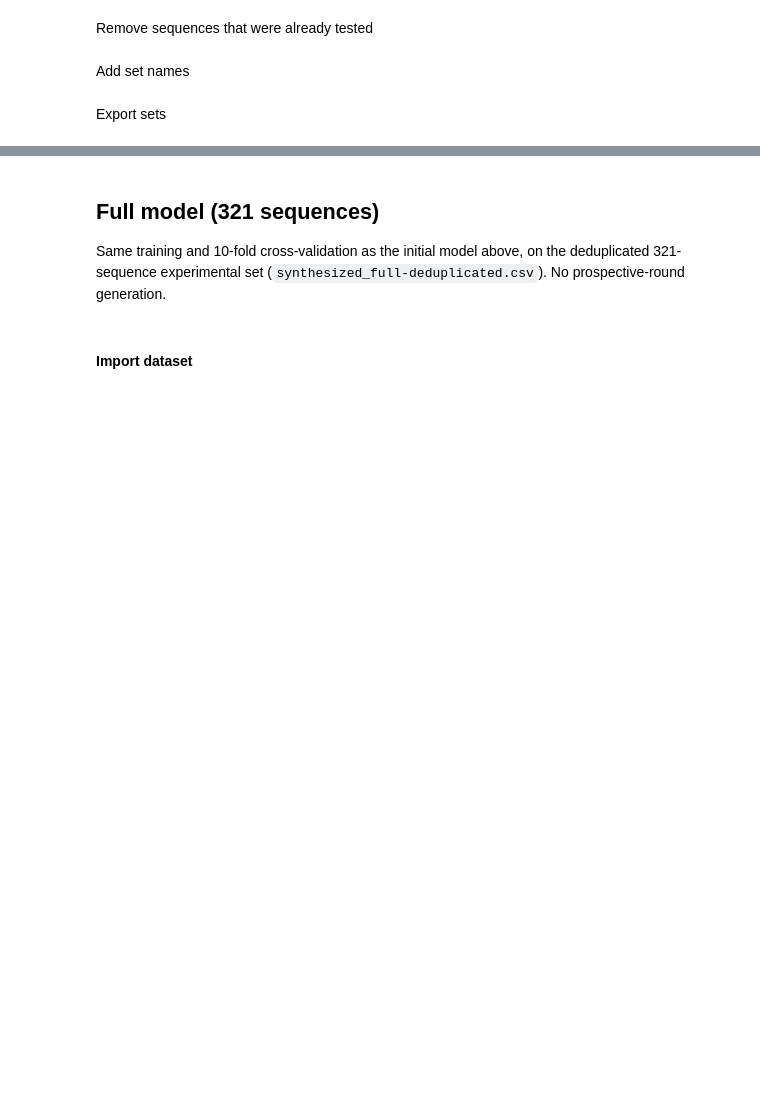
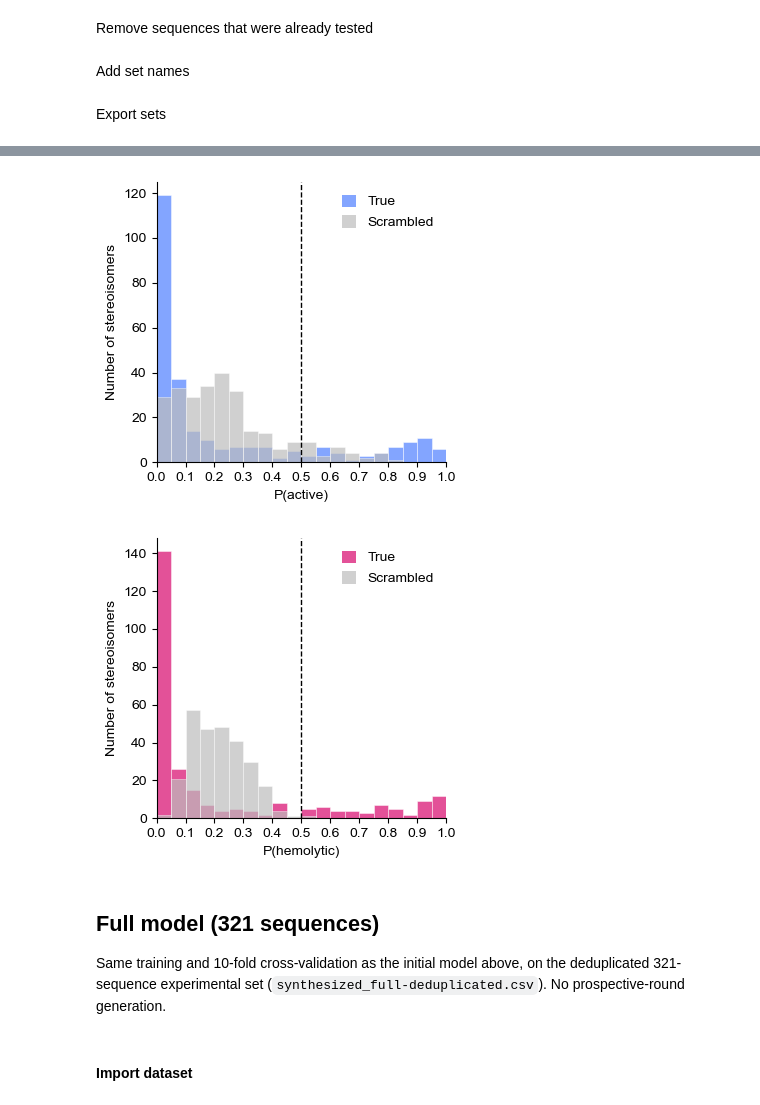
Before and after one commit to MaedehDarsaraee/ln65-stereoisomer-ML, a Jupyter notebook: 01_model_eval.ipynb, the cells around one changed output, grey strips where cells are left out. Saved outputs shown, nothing was run; the diff lists cells and outputs as text; code cells hidden in the pictures; blank space fills up the shorter version.

Commit message:
Add Figure 3c/3f: out-of-fold prediction probability histograms to 01_model_eval

```diff
--- a/01_model_eval.ipynb
+++ b/01_model_eval.ipynb
@@ -242,0 +247,13 @@ df_pred[df_pred['set'] == 'inactive and hemolytic'].to_csv('data/validation_sets
+# %%
+from matplotlib.patches import Patch
+
+def oof_probabilities(X, y):
+    """Out-of-fold P(class 1) from 10-fold StratifiedKFold, refit per fold."""
+    mlp = MLPClassifier(alpha=1, max_iter=1000,
+                        hidden_layer_sizes=(32, 32, 32), random_state=42)
+    cv = StratifiedKFold(n_splits=10, shuffle=True, random_state=42)
+    oof = np.full(len(y), np.nan)
+    for train, test in cv.split(X, y):
+        mlp.fit(X[train], y[train])
+        oof[test] = mlp.predict_proba(X[test])[:, 1]
+    return oof
@@ -243,3 +289,43 @@ df_pred[df_pred['set'] == 'inactive and hemolytic'].to_csv('data/validation_sets
+# %%
+bins = np.linspace(0, 1, 21)
+scr_color = "#bdbdbd"
+
+def make_figure(prob_true, prob_scr, color, auc_true, auc_scr, xlabel, outfile):
+    fig, ax = plt.subplots(figsize=(3.8, 3.5))
+    ax.hist(prob_true, bins=bins, color=color, alpha=0.8,
+            edgecolor="white", linewidth=0.4)
+    ax.hist(prob_scr, bins=bins, color=scr_color, alpha=0.7,
+            edgecolor="white", linewidth=0.4)
+    ax.axvline(0.5, color="k", ls="--", lw=1)
+    ax.set_xlabel(xlabel)
+    ax.set_ylabel("Number of stereoisomers")
+    ax.set_xlim(0, 1)
+    ax.set_xticks(np.arange(0.0, 1.01, 0.1))
+    handles = [
+        Patch(facecolor=color,     alpha=0.8, label="True"),
+        Patch(facecolor=scr_color, alpha=0.7, label="Scrambled"),
+    ]
+    ax.legend(handles=handles, frameon=False, fontsize=10, loc="upper right",
+              handlelength=1.0, handleheight=1.0)
+    ax.spines[["top", "right"]].set_visible(False)
+    fig.tight_layout()
+    fig.savefig(outfile, dpi=1200, bbox_inches="tight")
+    return fig
+
+# Figure 3c: P(active)
+make_figure(prob_act_true, prob_act_scr, "#648FFF",
+            auc_act_true, auc_act_scr, "P(active)",
+            "plots/prob_hist_activity.png")
+
+# Figure 3f: P(hemolytic)
+make_figure(prob_hem_true, prob_hem_scr, "#DC267F",
+            auc_hem_true, auc_hem_scr, "P(hemolytic)",
+            "plots/prob_hist_hemolysis.png")
+
+plt.show()
+# %% [output]
+[figure, added]
+[figure, added]
 # %% [markdown]
 ## Full model (321 sequences)
 
```
Also changed, not shown: parts of 2 cells of this notebook, 18 other files.
